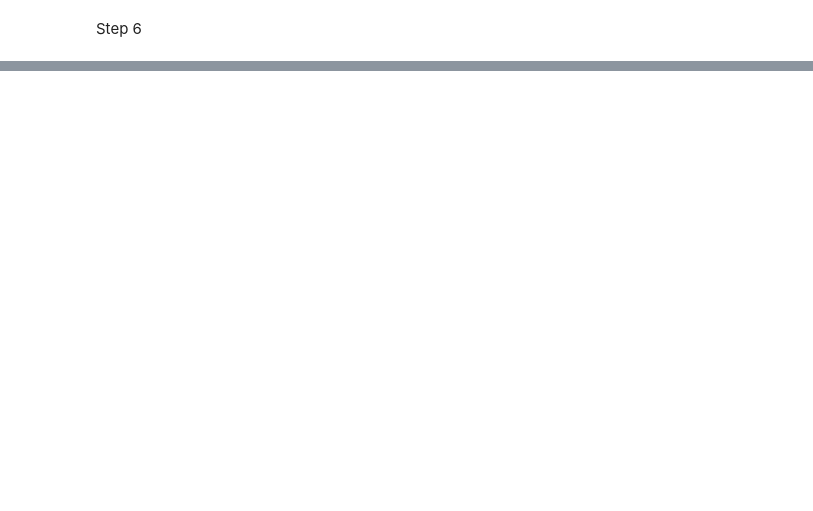
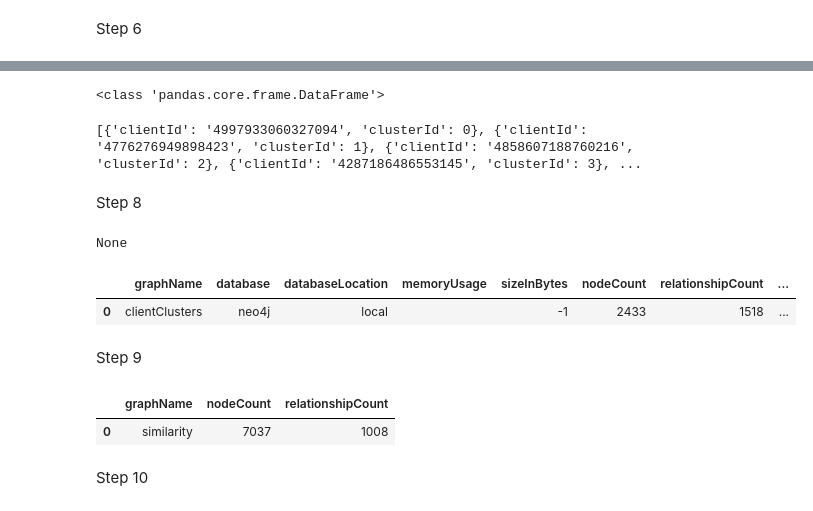
Before and after one commit to KPalabon/Assignment_3_350, a Jupyter notebook: Assignment3.ipynb, the cells around one changed output, grey strips where cells are left out. Cells and saved outputs as stored; diff of their text form; code cells hidden in the pictures; blank space fills up the shorter version.

```diff
--- a/Assignment3.ipynb
+++ b/Assignment3.ipynb
@@ -49,0 +93,12 @@ SyntaxError: invalid syntax (22362033.py, line 1)
+# %%
+print(type(pandasDF))
+# %% [output]
+<class 'pandas.core.frame.DataFrame'>
+# %%
+with driver.session() as session:
+    result = session.run(streaming_query)
+    print(result.data())
+# %% [output]
+[{'clientId': '4997933060327094', 'clusterId': 0}, {'clientId': '4776276949898423', 'clusterId': 1}, {'clientId': '4858607188760216', 'clusterId': 2}, {'clientId': '4287186486553145', 'clusterId': 3}, ...
+# %% [markdown]
+Step 8
@@ -49,0 +129,13 @@ SyntaxError: invalid syntax (22362033.py, line 1)
+# %%
+with driver.session() as session:
+    result = session.run(possible_fraud_members)
+    print(result.single())
+# %% [output]
+None
+# %%
+gds.run_cypher('''CALL gds.graph.drop('clientClusters', false)''')
+# %% [output]
+|  | graphName | database | databaseLocation | memoryUsage | sizeInBytes | nodeCount | relationshipCount | ... |
+| 0 | clientClusters | neo4j | local |  | -1 | 2433 | 1518 | ... |
+# %% [markdown]
+Step 9
@@ -49,0 +173,7 @@ SyntaxError: invalid syntax (22362033.py, line 1)
+# %%
+gds.run_cypher(bipartite_graph)
+# %% [output]
+|  | graphName | nodeCount | relationshipCount |
+| 0 | similarity | 7037 | 1008 |
+# %% [markdown]
+Step 10
```
Also changed, not shown: parts of 13 cells of this notebook.
